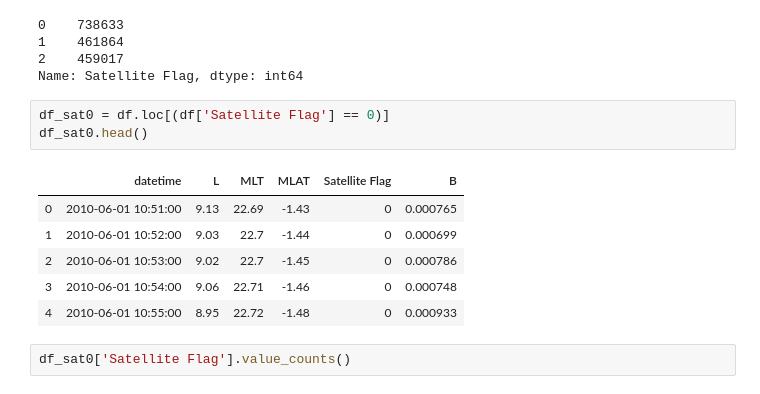
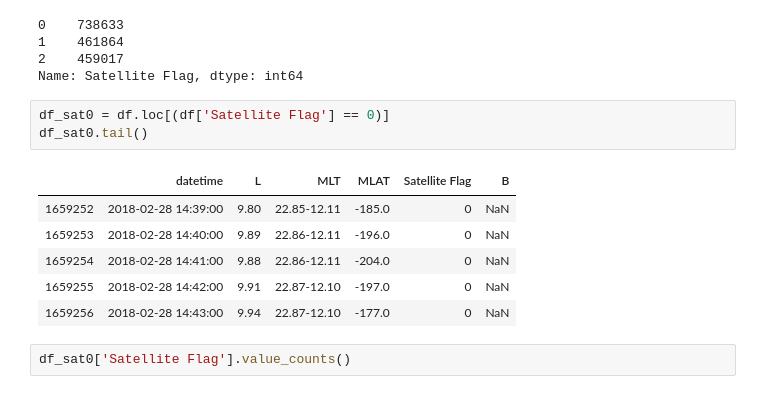
Before and after one commit to abhimanyu-jain/Magnetic-Field-Strength-Prediction, a Jupyter notebook: notebooks/Satellite_based_analysis.ipynb, the cells around one changed output. Cells and saved outputs as stored; diff of their text form.

```diff
--- a/notebooks/Satellite_based_analysis.ipynb
+++ b/notebooks/Satellite_based_analysis.ipynb
@@ -60,14 +60,14 @@ df['Satellite Flag'].value_counts()
 Name: Satellite Flag, dtype: int64
 # %%
 df_sat0 = df.loc[(df['Satellite Flag'] == 0)]
-df_sat0.head()
+df_sat0.tail()
 # %% [output]
 |  | datetime | L | MLT | MLAT | Satellite Flag | B |
-| 0 | 2010-06-01 10:51:00 | 9.13 | 22.69 | -1.43 | 0 | 0.000765 |
-| 1 | 2010-06-01 10:52:00 | 9.03 | 22.7 | -1.44 | 0 | 0.000699 |
-| 2 | 2010-06-01 10:53:00 | 9.02 | 22.7 | -1.45 | 0 | 0.000786 |
-| 3 | 2010-06-01 10:54:00 | 9.06 | 22.71 | -1.46 | 0 | 0.000748 |
-| 4 | 2010-06-01 10:55:00 | 8.95 | 22.72 | -1.48 | 0 | 0.000933 |
+| 1659252 | 2018-02-28 14:39:00 | 9.80 | 22.85-12.11 | -185.0 | 0 | NaN |
+| 1659253 | 2018-02-28 14:40:00 | 9.89 | 22.86-12.11 | -196.0 | 0 | NaN |
+| 1659254 | 2018-02-28 14:41:00 | 9.88 | 22.86-12.11 | -204.0 | 0 | NaN |
+| 1659255 | 2018-02-28 14:42:00 | 9.91 | 22.87-12.10 | -197.0 | 0 | NaN |
+| 1659256 | 2018-02-28 14:43:00 | 9.94 | 22.87-12.10 | -177.0 | 0 | NaN |
 # %%
 df_sat0['Satellite Flag'].value_counts()
 # %% [output]
```
Also changed, not shown: parts of 3 cells of this notebook.
